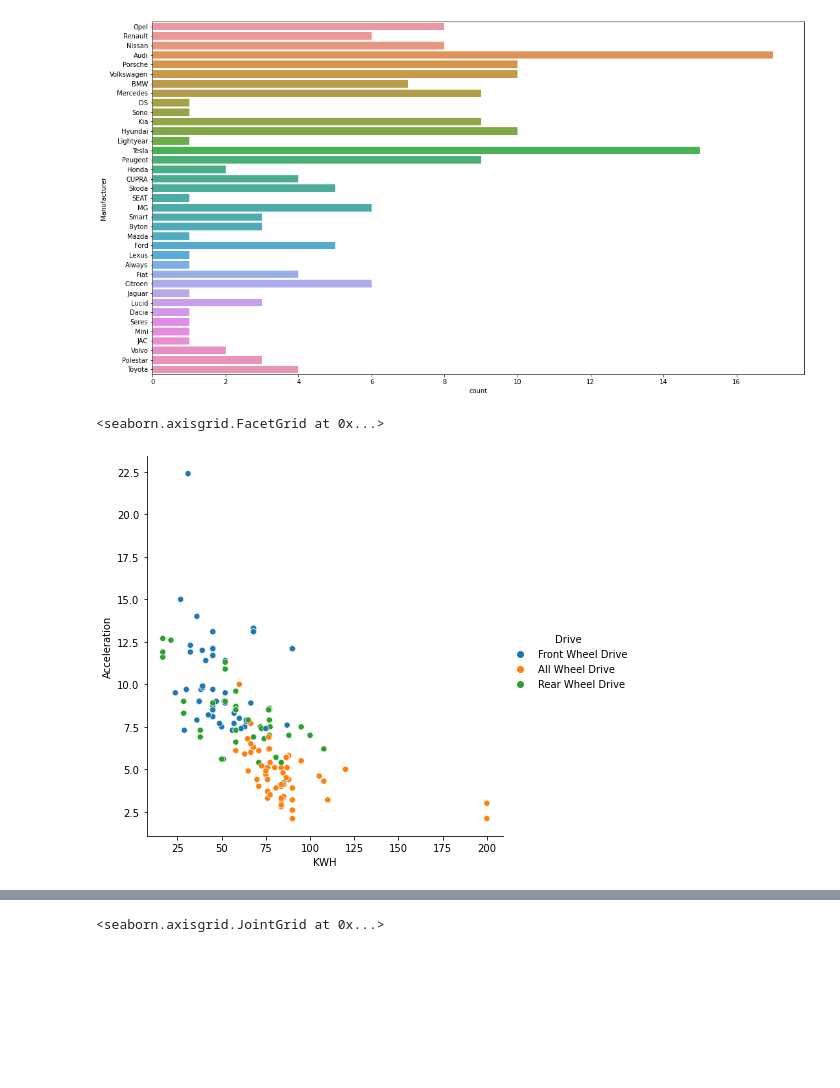
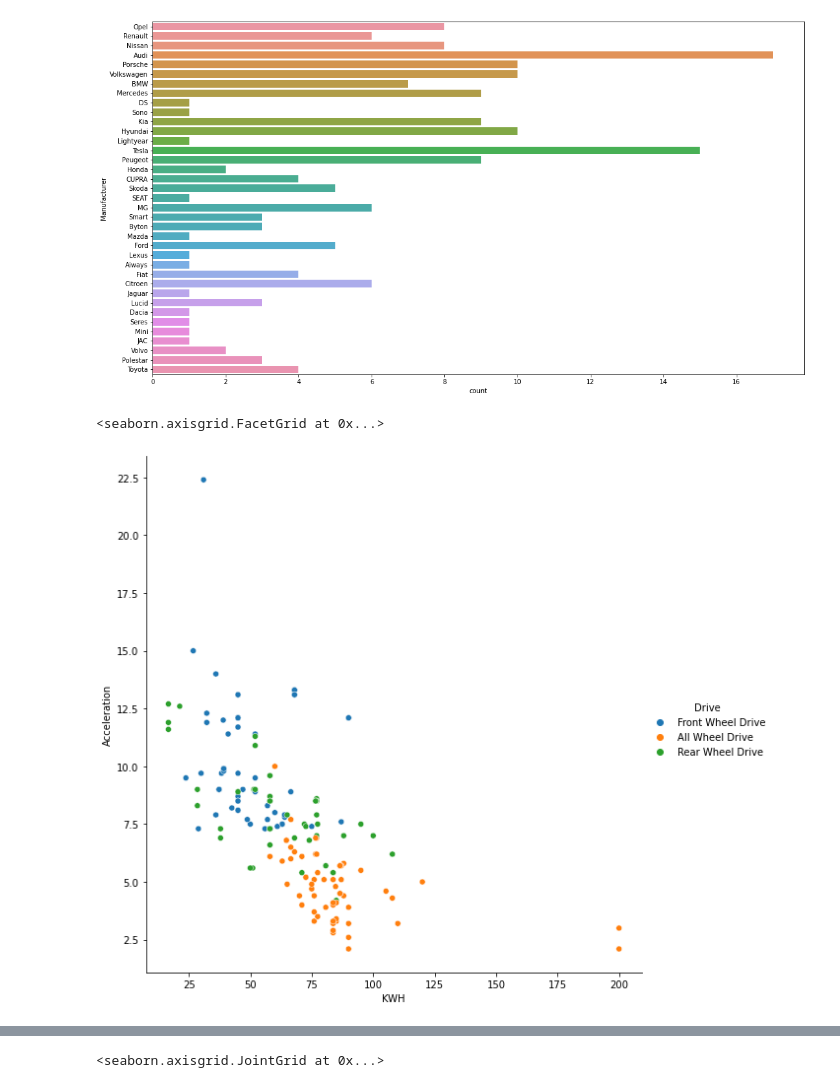
Before and after one commit to Ajaywagh2298/Electronic_Vehicle, a Jupyter notebook: Price Prediction.ipynb, the cells around one changed output, grey strips where cells are left out. Saved outputs shown, nothing was run; the diff lists cells and outputs as text; code cells hidden in the pictures; blank space fills up the shorter version.

```diff
--- a/Price Prediction.ipynb
+++ b/Price Prediction.ipynb
@@ -5,7 +5,8 @@ import matplotlib.pyplot as plt
 import seaborn as sns
 
 #df1 = pd.read_csv("Cheapestelectriccars-EVDatabase.csv")
-df1 = pd.read_csv("Cheapestelectriccars.csv")
+df1 = pd.read_csv("EVDatabase2nd.csv")
+#df1 = pd.read_csv("Cheapestelectriccars.csv")
 
 print(df1.columns.tolist())
 
@@ -13,20 +14,21 @@ df1=df1.fillna('0')
 
 df1['Manufacturer'] = df1.Name.str.split(' ', 1, expand=True)[0]
 
-'''PriceinIndia=[]
+
+PriceinIndia=[]
 for item in df1['PriceinIndia']:
-    PriceinIndia+=[int(float(item.replace('₹','').replace(',','')))]
-df1['PriceinIndia']=PriceinIndia'''
+    PriceinIndia+=[int(item.replace('?','').replace(',',''))]
+df1['PriceinIndia']=PriceinIndia
+
+PriceinGermany=[]
+for item in df1['PriceinGermany']:
+    PriceinGermany+=[int(item.replace('€','').replace(',',''))]
+df1['PriceinGermany']=PriceinGermany
 
 PriceinUK=[]
 for item in df1['PriceinUK']:
     PriceinUK+=[int(item.replace('£','').replace(',',''))]
 df1['PriceinUK']=PriceinUK
-
-PriceinGermany=[]
-for item in df1['PriceinGermany']:
-    PriceinGermany+=[int(item.replace('€','').replace(',',''))]
-df1['PriceinGermany']=PriceinGermany
 
 FastChargeSpeed=[]
 for item in df1['FastChargeSpeed']:
@@ -134,8 +138,8 @@ sns.countplot(y = 'Manufacturer', data = df1)
 <AxesSubplot:xlabel='count', ylabel='Manufacturer'>
 [figure]
 # %%
-sns.relplot(x="KWH", y="Acceleration", height=6,hue="Drive",data=df1)
+sns.relplot(x="KWH", y="Acceleration", height=8,hue="Drive",data=df1)
 # %% [output]
 <seaborn.axisgrid.FacetGrid at 0x...>
-[figure, old version]
+[figure, new version]
 # %%
```
Also changed, not shown: parts of 20 cells of this notebook, 1 other file.
